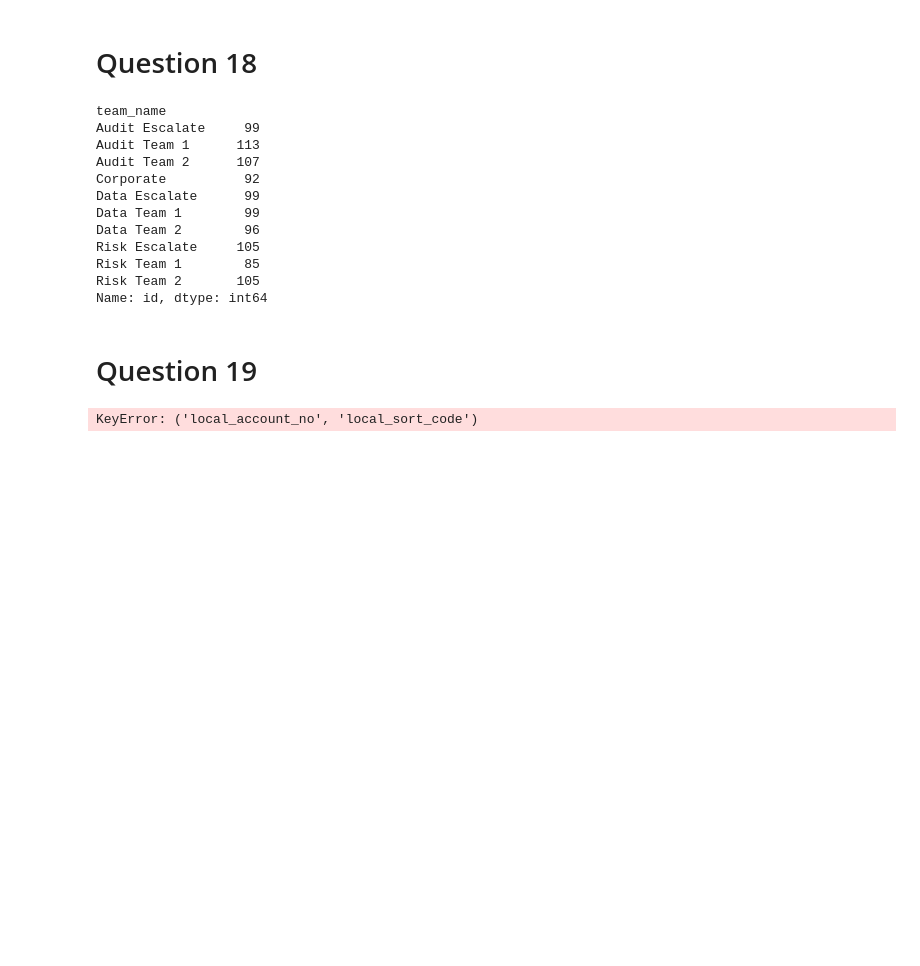
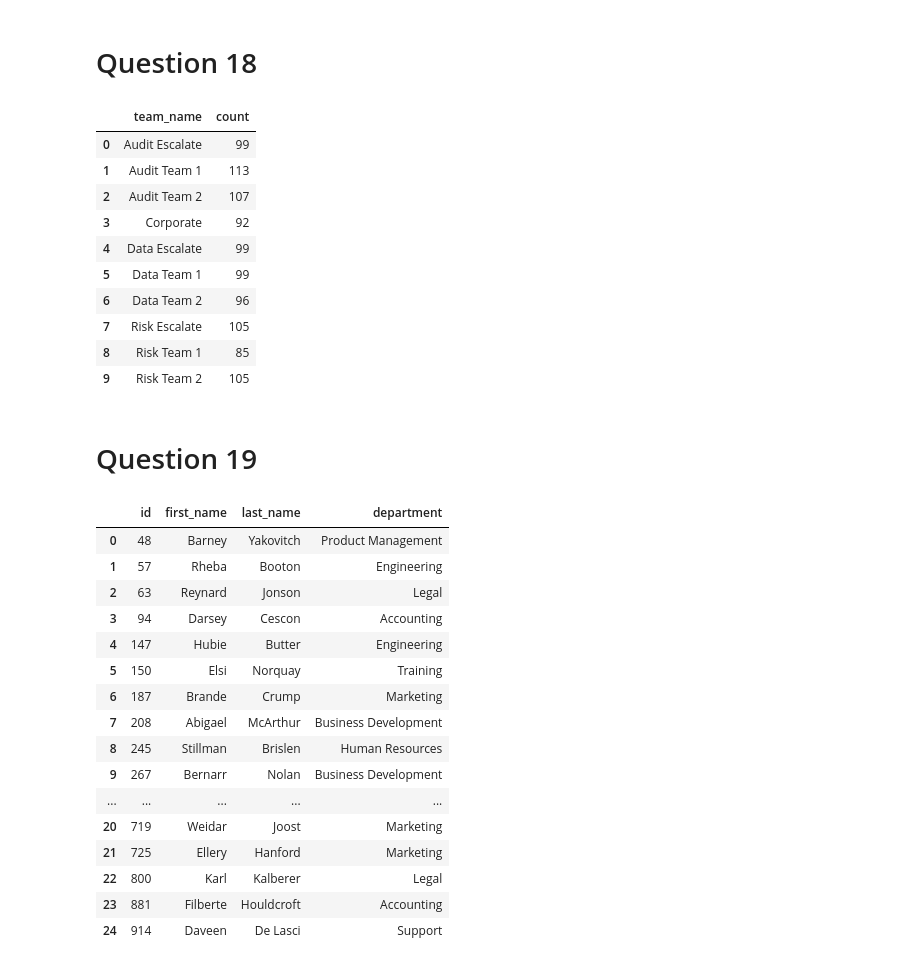
Before and after one commit to JonnyNelson1/codeclan_work, a Jupyter notebook: week_12/day_03/5_lab_sort_agg_mutate/lab_day03.ipynb, the cells around one changed output. Drawn from its saved outputs; the diff is of its cells as text; code cells hidden in the pictures; blank space fills up the shorter version.

```diff
--- a/week_12/day_03/5_lab_sort_agg_mutate/lab_day03.ipynb
+++ b/week_12/day_03/5_lab_sort_agg_mutate/lab_day03.ipynb
@@ -366,29 +366,52 @@ Name: id, dtype: int64
         })
     .groupby('team_name')
     .id.count()
+    .reset_index()
+    .rename(columns =  {'id' : 'count'})
 )
 # %% [output]
-team_name
-Audit Escalate     99
-Audit Team 1      113
-Audit Team 2      107
-Corporate          92
-Data Escalate      99
-Data Team 1        99
-Data Team 2        96
-Risk Escalate     105
-Risk Team 1        85
-Risk Team 2       105
-Name: id, dtype: int64
+|  | team_name | count |
+| 0 | Audit Escalate | 99 |
+| 1 | Audit Team 1 | 113 |
+| 2 | Audit Team 2 | 107 |
+| 3 | Corporate | 92 |
+| 4 | Data Escalate | 99 |
+| 5 | Data Team 1 | 99 |
+| 6 | Data Team 2 | 96 |
+| 7 | Risk Escalate | 105 |
+| 8 | Risk Team 1 | 85 |
+| 9 | Risk Team 2 | 105 |
 # %% [markdown]
 # Question 19
 # %%
 # Obtain a table showing the id, first_name, last_name and department
 # of any employees lacking both a local_account_no and local_sort_code,
 # in their pay_details.
 
-pay_details
-
-pp = pay_details.loc[:, pay_details["local_account_no" , "local_sort_code"].isna()]
+employees\
+    .merge(
+        pay_details.loc[pay_details[['local_account_no', 'local_sort_code']].isna().all(axis='columns')],
+        how='inner',
+        left_on='pay_detail_id',
+        right_on='id'
+    )\
+    .rename(columns={'id_x': 'id'})\
+    .loc[:, ['id', 'first_name', 'last_name', 'department']]
 # %% [output]
-KeyError: ('local_account_no', 'local_sort_code')
+|  | id | first_name | last_name | department |
+| 0 | 48 | Barney | Yakovitch | Product Management |
+| 1 | 57 | Rheba | Booton | Engineering |
+| 2 | 63 | Reynard | Jonson | Legal |
+| 3 | 94 | Darsey | Cescon | Accounting |
+| 4 | 147 | Hubie | Butter | Engineering |
+| 5 | 150 | Elsi | Norquay | Training |
+| 6 | 187 | Brande | Crump | Marketing |
+| 7 | 208 | Abigael | McArthur | Business Development |
+| 8 | 245 | Stillman | Brislen | Human Resources |
+| 9 | 267 | Bernarr | Nolan | Business Development |
+| ... | ... | ... | ... | ... |
+| 20 | 719 | Weidar | Joost | Marketing |
+| 21 | 725 | Ellery | Hanford | Marketing |
+| 22 | 800 | Karl | Kalberer | Legal |
+| 23 | 881 | Filberte | Houldcroft | Accounting |
+| 24 | 914 | Daveen | De Lasci | Support |
```
Also changed, not shown: 3 other files.
